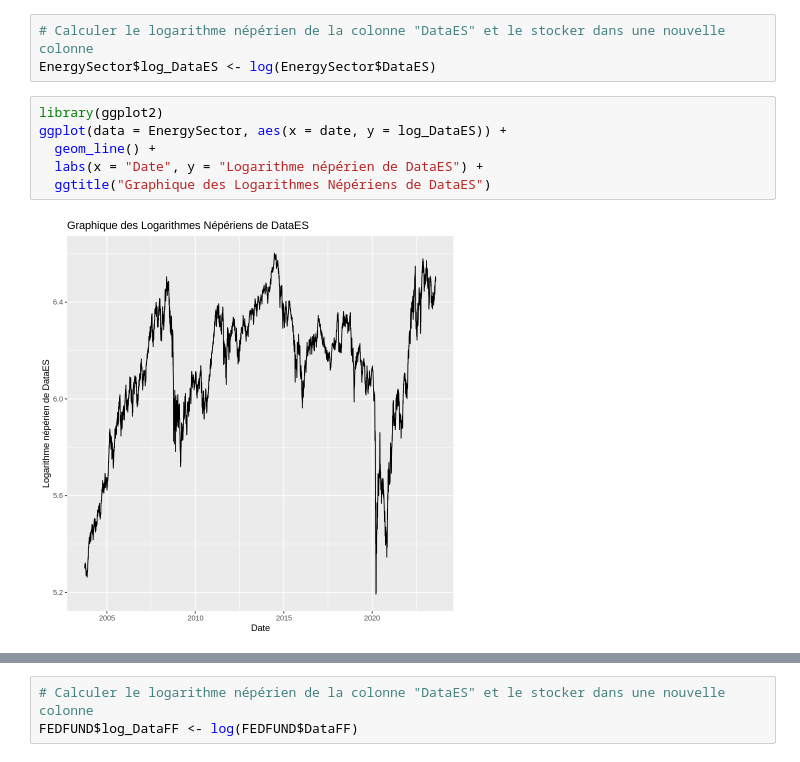
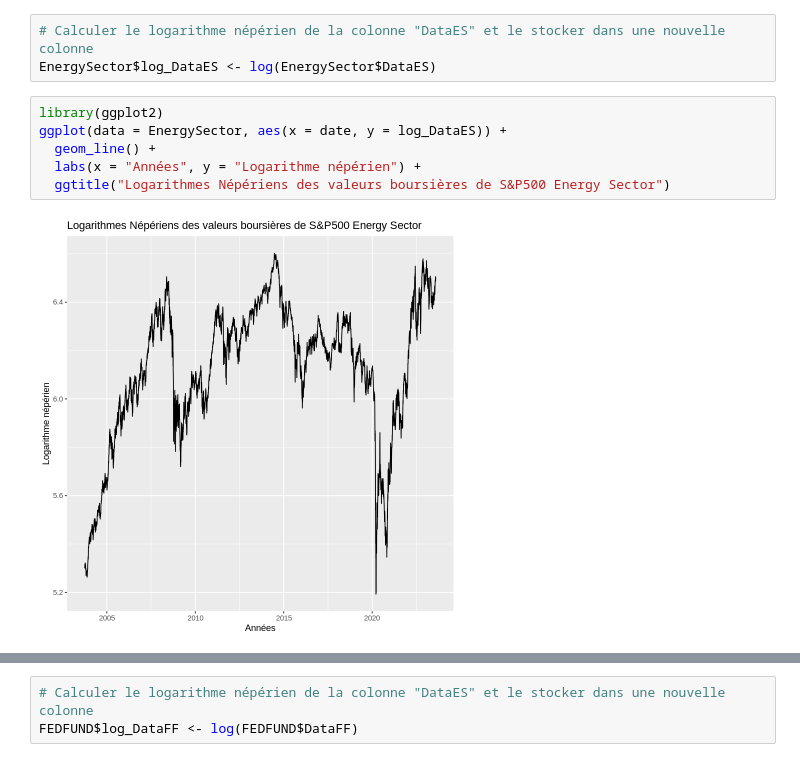
Before and after one commit to EstelleSimon/ECONOMETRIE_projet, a Jupyter notebook: Econometrie_projet.ipynb, the cells around one changed output, grey strips where cells are left out. Saved outputs shown, nothing was run; the diff lists cells and outputs as text.

```diff
--- a/Econometrie_projet.ipynb
+++ b/Econometrie_projet.ipynb
@@ -85,8 +88,8 @@ EnergySector$log_DataES <- log(EnergySector$DataES)
 # %%
 library(ggplot2)
 ggplot(data = EnergySector, aes(x = date, y = log_DataES)) +
   geom_line() +
-  labs(x = "Date", y = "Logarithme népérien de DataES") +
-  ggtitle("Graphique des Logarithmes Népériens de DataES")
+  labs(x = "Années", y = "Logarithme népérien") +
+  ggtitle("Logarithmes Népériens des valeurs boursières de S&P500 Energy Sector")
 # %% [output]
-[figure, old version]
+[figure, new version]
```
Also changed, not shown: parts of 15 cells of this notebook.
